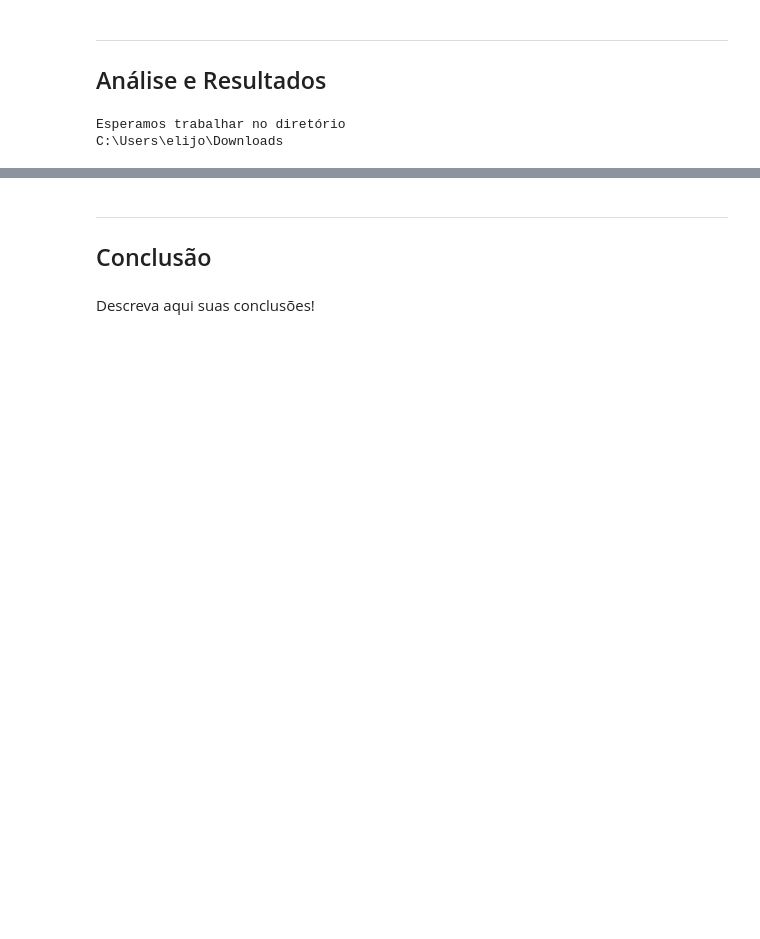
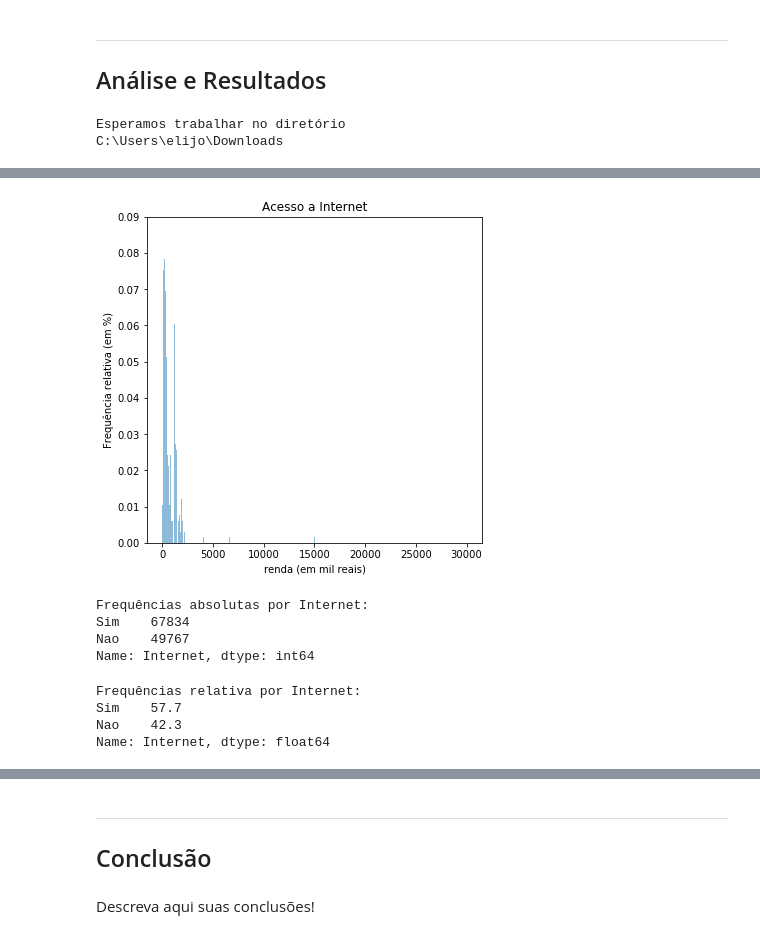
Before and after one commit to elijose55/CD, a Jupyter notebook: Projeto1 Layout.ipynb, the cells around one changed output, grey strips where cells are left out. Cells and saved outputs as stored; diff of their text form; code cells hidden in the pictures; blank space fills up the shorter version.

```diff
--- a/Projeto1 Layout.ipynb
+++ b/Projeto1 Layout.ipynb
@@ -114,0 +82,9 @@ cut
+# %%
+# classes de renda
+
+faixa = arange(0,30000,4)
+
+r = pd.cut(dados.Renda[(dados.Internet=='Nao')&(dados.Zona=='Rural')], bins=faixa, right=False)
+print('Frequências relativas:')
+ut1 = (r.value_counts(sort=False, normalize=True)*100).round(decimals=10)
+print(ut1,'\n')
@@ -114,0 +109,30 @@ cut
+# %%
+# Gráfico de colunas
+from numpy import zeros_like
+plot = dados.Renda[(dados.Internet=='Nao')&(dados.Zona=='Rural')].plot.hist(bins=faixa,title='Acesso a Internet', weights=zeros_like(dados.Renda[(dados.Internet=='Nao')&(dados.Zona=='Rural')])+1./dados.Renda[dados.Internet=='Sim'].size*100, figsize=(6, 6), alpha=0.5)
+plt.ylabel('Frequência relativa (em %)')
+plt.xlabel('renda (em mil reais)')
+plt.ylim([0 ,0.09])
+plt.show()
+# %% [output]
+[figure, added]
+# %%
+#frequencia absoluta internet
+print('Frequências absolutas por Internet:')
+t = dados.Internet.value_counts(sort=False)
+print(t,'\n')
+# %% [output]
+Frequências absolutas por Internet:
+Sim    67834
+Nao    49767
+Name: Internet, dtype: int64
+# %%
+#frequencia relativa internet
+print('Frequências relativa por Internet:')
+t = (dados.Internet.value_counts(sort=False, normalize=True)*100).round(decimals=1)
+print(t,'\n')
+# %% [output]
+Frequências relativa por Internet:
+Sim    57.7
+Nao    42.3
+Name: Internet, dtype: float64
```
Also changed, not shown: parts of 13 cells of this notebook.
